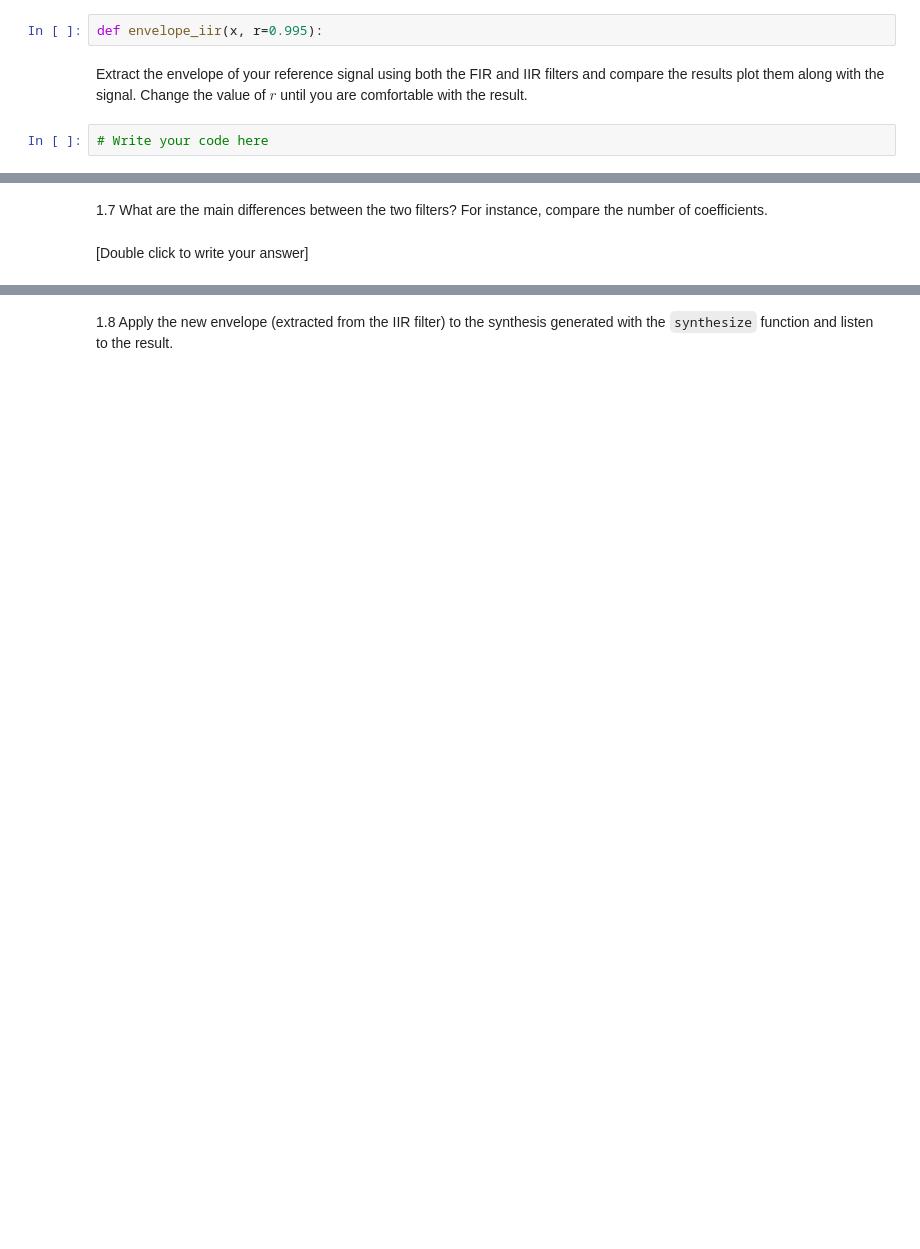
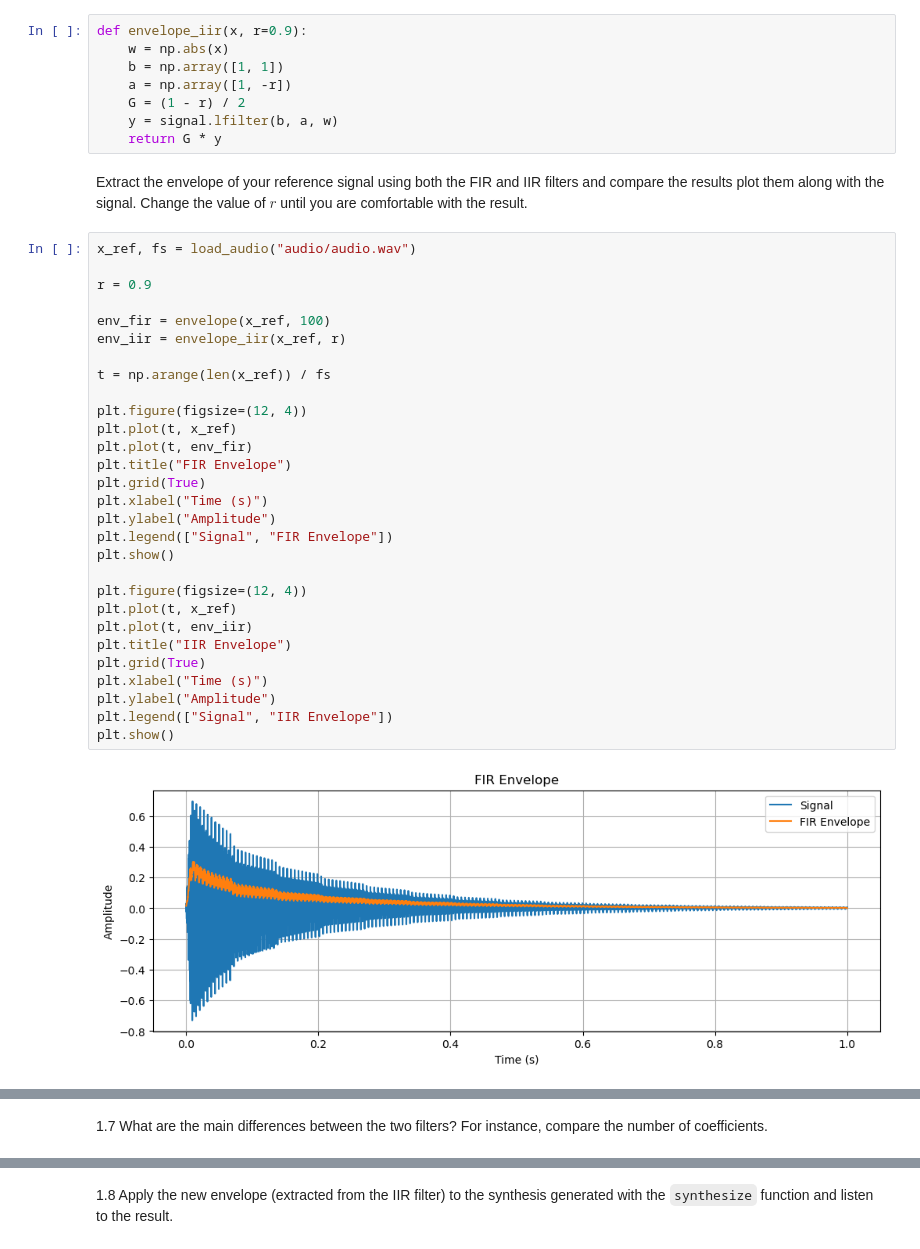
Before and after one commit to mench05/sis1_group5, a Jupyter notebook: labs/Lab6.ipynb, the cells around one changed output, grey strips where cells are left out. Saved outputs shown, nothing was run; the diff lists cells and outputs as text; blank space fills up the shorter version.

```diff
--- a/labs/Lab6.ipynb
+++ b/labs/Lab6.ipynb
@@ -116,9 +116,44 @@ When you increase the value of the parameter r (bringing it closer to 1), the fi
 The filter is a low-pass filter. We know this because its zero is at z = -1, which completely annihilates the high frequencies (ω = π). At the same time, the pole is at p = r, very close to z=1, which amplifies the low frequencies (ω = 0). Since the filter allows low frequencies to pass and blocks high frequencies, it is classified as low-pass.
 # %% [markdown]
 1.6 Now we can use this IIR filter to extract the envelope. Let's define a new function `envelope_iir(x)` that applies the filter to the absolute value of the signal. Note that we are using signal.lfilter function to apply the filter.
-# %%
-def envelope_iir(x, r=0.995):
+# %%
+def envelope_iir(x, r=0.9):
+    w = np.abs(x)
+    b = np.array([1, 1])
+    a = np.array([1, -r])
+    G = (1 - r) / 2
+    y = signal.lfilter(b, a, w)
+    return G * y
 # %% [markdown]
 Extract the envelope of your reference signal using both the FIR and IIR filters and compare the results plot them along with the signal. Change the value of $r$ until you are comfortable with the result.
-# %%
-# Write your code here
+# %%
+x_ref, fs = load_audio("audio/audio.wav")
+
+r = 0.9
+
+env_fir = envelope(x_ref, 100)
+env_iir = envelope_iir(x_ref, r)
+
+t = np.arange(len(x_ref)) / fs
+
+plt.figure(figsize=(12, 4))
+plt.plot(t, x_ref)
+plt.plot(t, env_fir)
+plt.title("FIR Envelope")
+plt.grid(True)
+plt.xlabel("Time (s)")
+plt.ylabel("Amplitude")
+plt.legend(["Signal", "FIR Envelope"])
+plt.show()
+
+plt.figure(figsize=(12, 4))
+plt.plot(t, x_ref)
+plt.plot(t, env_iir)
+plt.title("IIR Envelope")
+plt.grid(True)
+plt.xlabel("Time (s)")
+plt.ylabel("Amplitude")
+plt.legend(["Signal", "IIR Envelope"])
+plt.show()
+# %% [output]
+[figure, added]
@@ -125,4 +161,2 @@ Extract the envelope of your reference signal using both the FIR and IIR filters
 # %% [markdown]
 1.7 What are the main differences between the two filters? For instance, compare the number of coefficients.
-# %% [markdown]
-[Double click to write your answer]
```
Also changed, not shown: parts of 4 cells of this notebook, 1 other file.
